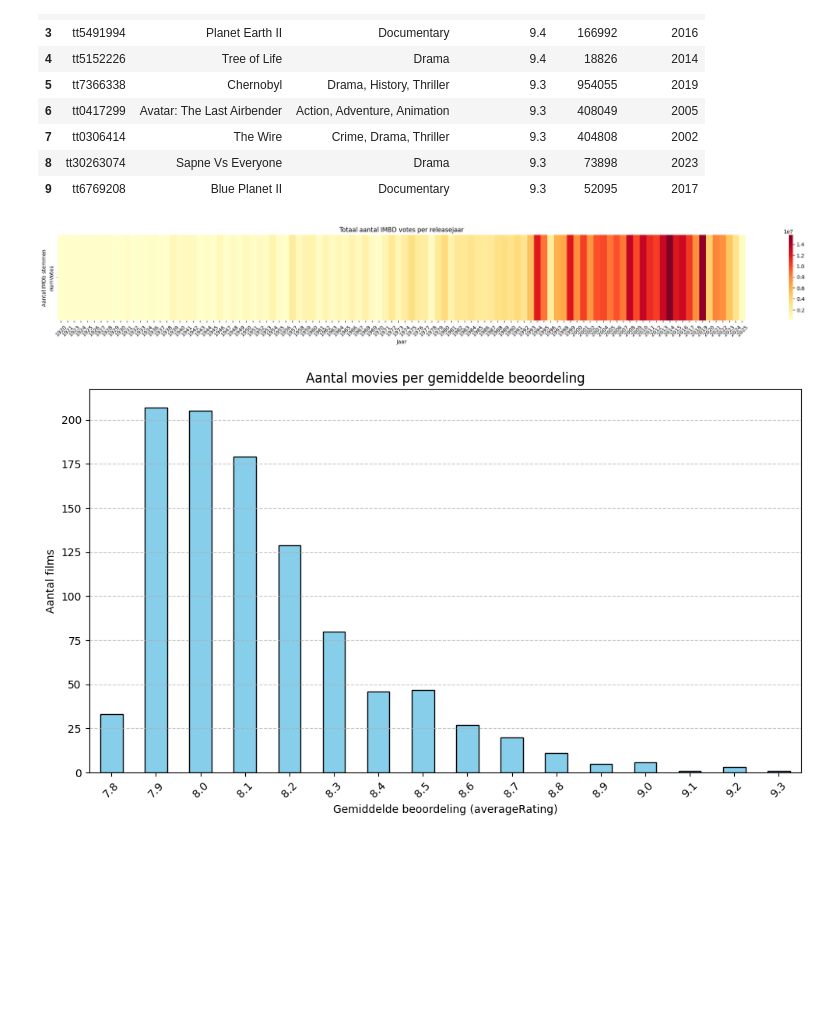
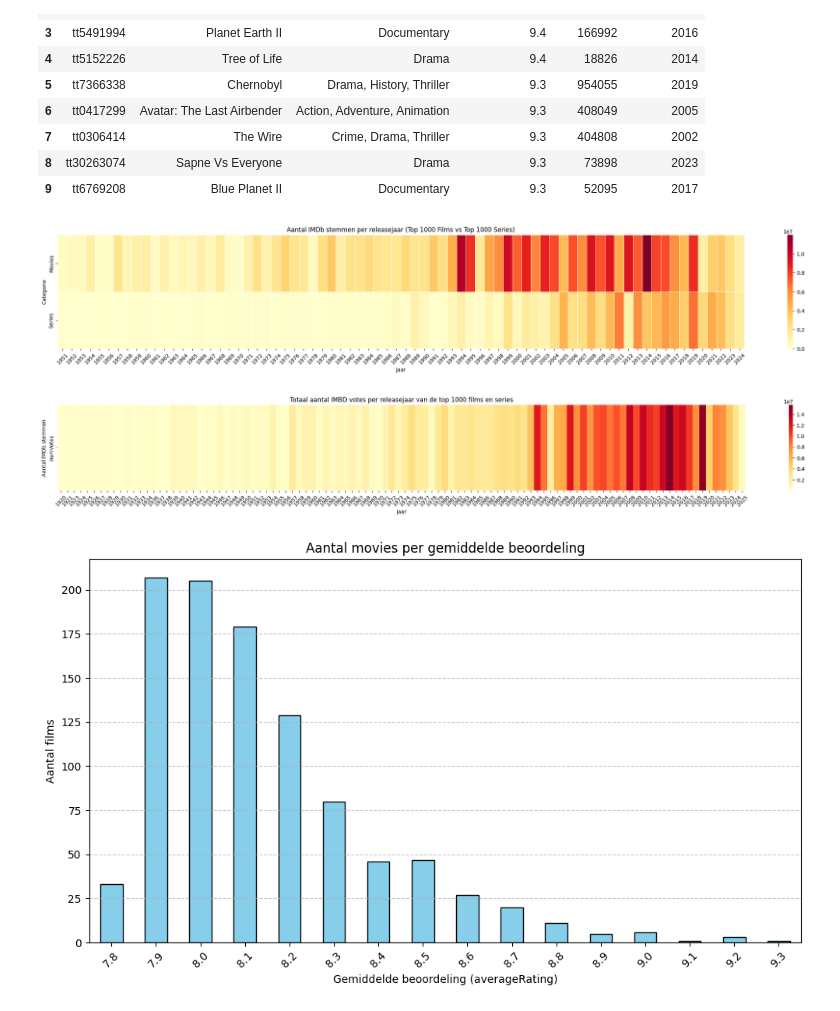
Before and after one commit to WuStanley2006/InfoVis, a Jupyter notebook: main.ipynb, the cells around one changed output. Cells and saved outputs as stored; diff of their text form; code cells hidden in the pictures; blank space fills up the shorter version.

```diff
--- a/main.ipynb
+++ b/main.ipynb
@@ -113,27 +113,67 @@ result = (
 # 5. Sla het resultaat op (optioneel)
 result.to_csv("combined_votes_by_year.csv", index=True)
 # %%
+
+############# FILMS + SERIES APART#########################
+
+
+
+# --- Movies ---
+movies_df = pd.read_csv("movies.csv")
+movies_votes = movies_df.groupby('releaseYear')['numVotes'].sum().reindex(range(1951, 2025)).fillna(0)
+movies_votes.name = 'Movies'
+
+# --- Series ---
+series_df = pd.read_csv("tvseries.csv")
+series_votes = series_df.groupby('releaseYear')['numVotes'].sum().reindex(range(1951, 2025)).fillna(0)
+series_votes.name = 'Series'
+
+# Combine into one DataFrame for heatmap (rows = categorieën, columns = jaren)
+heatmap_df = pd.concat([movies_votes, series_votes], axis=1).T
+
+# --- Plot ---
+plt.figure(figsize=(30, 4))
+sns.heatmap(
+    heatmap_df,
+    cmap='YlOrRd',
+    cbar=True,
+    xticklabels=range(1951, 2025),
+    linewidths=0.5,       # <-- hier komt de lijn
+    linecolor='white'     # <-- witte lijnen
+)
+plt.title('Aantal IMDb stemmen per releasejaar (Top 1000 Films vs Top 1000 Series)')
+plt.xlabel('Jaar')
+plt.ylabel('Categorie')
+plt.xticks(rotation=45)
+plt.show()
+
+
+
+
+#################### gecombineerd TVSeries en Films top 1000 ################
+
 df = pd.read_csv("combined_votes_by_year.csv")
 
 #voeg het totale aantal votes per jaar
 votes_per_year = df.groupby('releaseYear')['numVotes'].sum().reset_index()
 
 #lijst van alle jaren in de dataset
 all_years = sorted(df['releaseYear'].unique())  # Sorteer de jaren
 
 #Zorg dat de heatmap-data alle jaren bevat (zelfs als sommige geen votes hebben)
 heatmap_data = votes_per_year.set_index('releaseYear').reindex(all_years).T.fillna(0)
 
 
 plt.figure(figsize=(30, 3))
 sns.heatmap(heatmap_data, fmt='.1f', cmap='YlOrRd', cbar=True, xticklabels=all_years)
-plt.title('Totaal aantal IMBD votes per releasejaar')
+plt.title('Totaal aantal IMBD votes per releasejaar van de top 1000 films en series')
 plt.xlabel('Jaar')
 plt.ylabel('Aantal IMDb stemmen')
 plt.xticks(rotation=45)
 plt.show()
 # %% [output]
-[figure, old version]
+[figure, new version]
+[figure, added]
 # %%
 # 1. CSV inlezen
 df = pd.read_csv("movies.csv")
```
